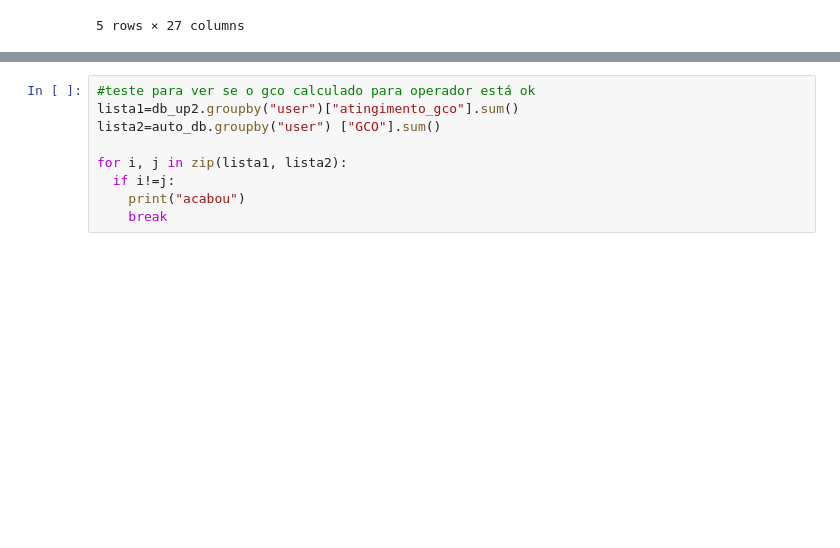
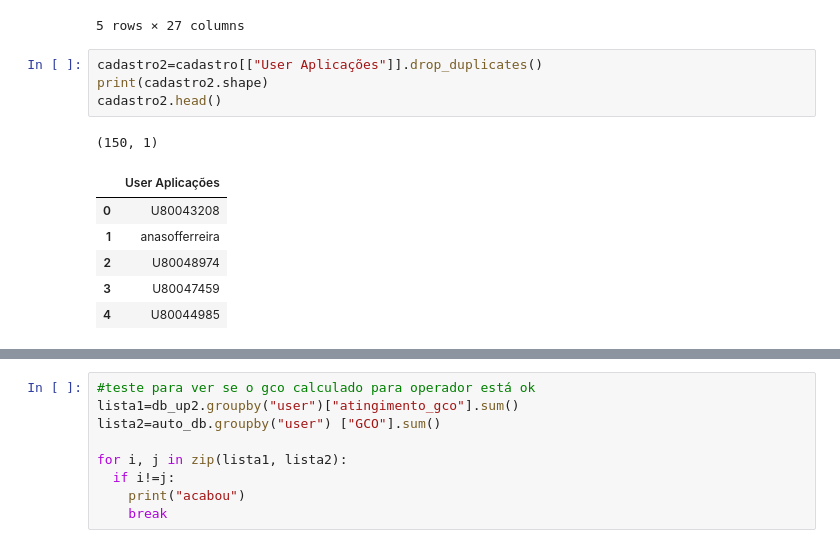
Before and after one commit to josepmatias/ONE, a Jupyter notebook: auto_campanhas.ipynb, the cells around one changed output, grey strips where cells are left out. Drawn from its saved outputs; the diff is of its cells as text; blank space fills up the shorter version.

```diff
--- a/auto_campanhas.ipynb
+++ b/auto_campanhas.ipynb
@@ -221,3 +229,15 @@ cadastro.head()
 | 3 | L.G01.UP1.259 | 80047459 | Ermelinda Catarina Marques Pereir... | 80047459 | U80047459 | ecm | NaN | ... |
 | 4 | B.C01.UP1.471 | 70044985 | Filipa Alexandra Lemos Costa | 70044985 | U80044985 | fac | NaN | ... |
 5 rows × 27 columns
+# %%
+cadastro2=cadastro[["User Aplicações"]].drop_duplicates()
+print(cadastro2.shape)
+cadastro2.head()
+# %% [output]
+(150, 1)
+|  | User Aplicações |
+| 0 | U80043208 |
+| 1 | anasofferreira |
+| 2 | U80048974 |
+| 3 | U80047459 |
+| 4 | U80044985 |
```
Also changed, not shown: parts of 3 cells of this notebook.
